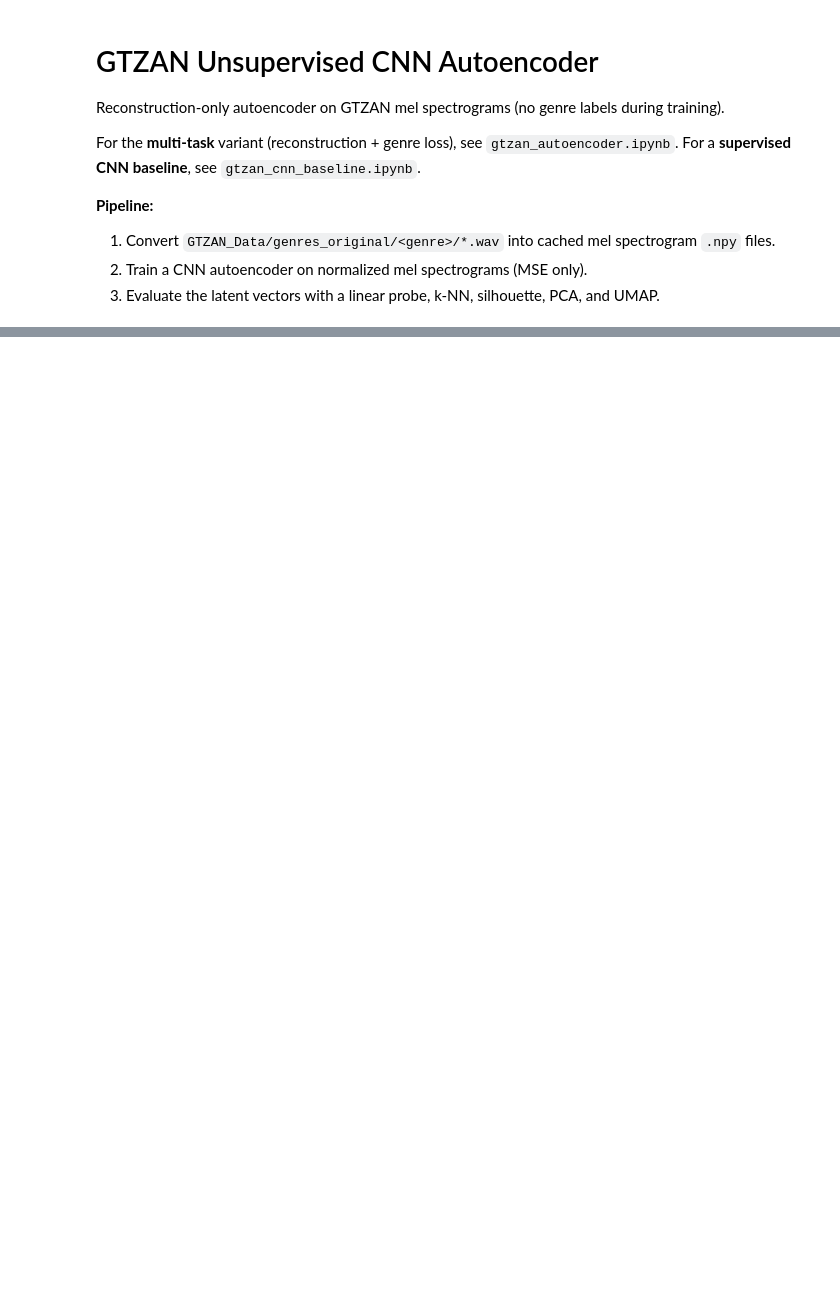
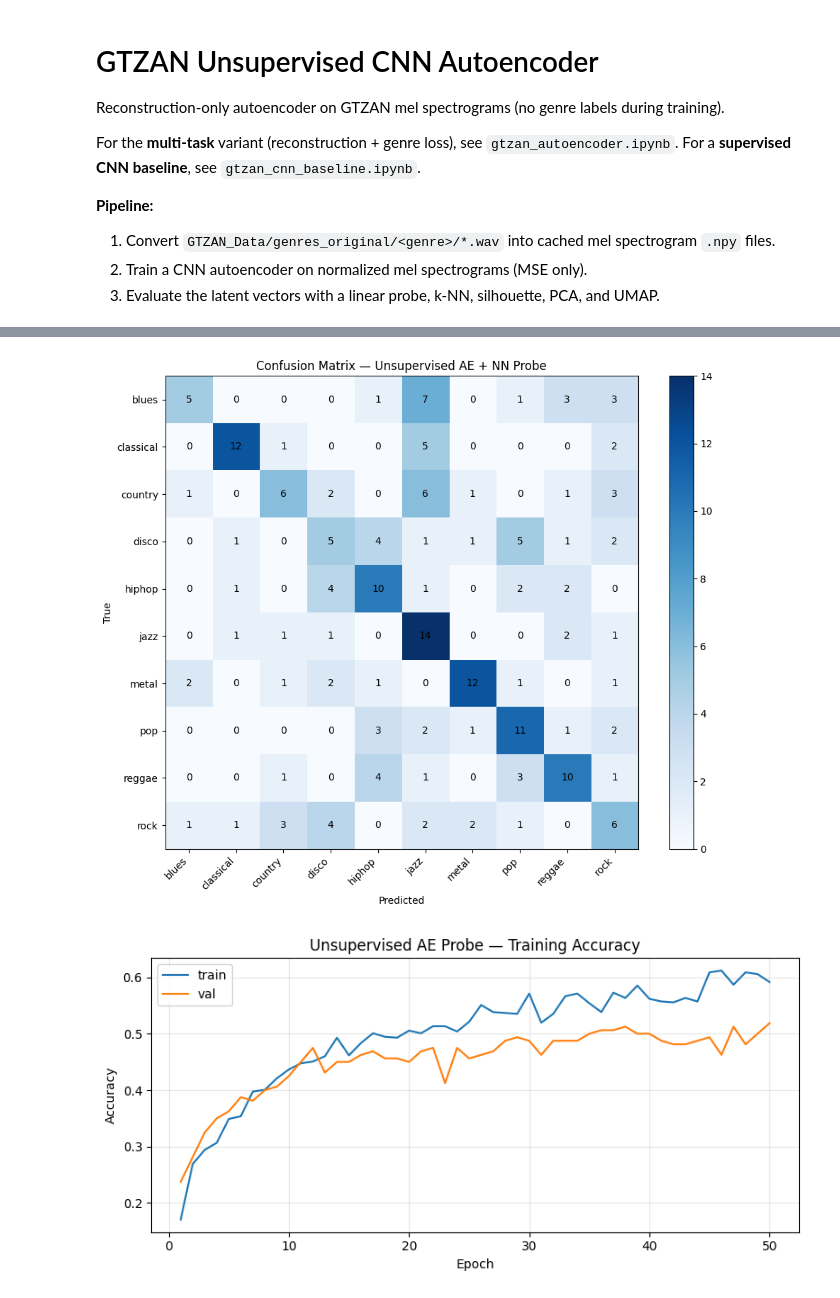
Before and after one commit to ArjunR27/csc-566-final-project, a Jupyter notebook: src/gtzan_unsupervised_autoencoder.ipynb, the cells around one changed output, grey strips where cells are left out. Drawn from its saved outputs; the diff is of its cells as text; code cells hidden in the pictures; blank space fills up the shorter version.

```diff
--- a/src/gtzan_unsupervised_autoencoder.ipynb
+++ b/src/gtzan_unsupervised_autoencoder.ipynb
@@ -142,18 +181,24 @@ genres = sorted(manifest_df['label'].unique())
 genre_to_idx = {genre: i for i, genre in enumerate(genres)}
 idx_to_genre = {i: genre for genre, i in genre_to_idx.items()}
 
-train_val_df, test_df = train_test_split(
-    manifest_df,
+tracks = manifest_df[['filename', 'label']].drop_duplicates()
+
+train_val_tracks, test_tracks = train_test_split(
+    tracks,
     test_size=0.20,
-    stratify=manifest_df['label'],
+    stratify=tracks['label'],
     random_state=RANDOM_STATE,
 )
-train_df, val_df = train_test_split(
-    train_val_df,
+train_tracks, val_tracks = train_test_split(
+    train_val_tracks,
     test_size=0.20,
-    stratify=train_val_df['label'],
+    stratify=train_val_tracks['label'],
     random_state=RANDOM_STATE,
 )
+
+train_df = manifest_df[manifest_df['filename'].isin(train_tracks['filename'])].reset_index(drop=True)
+val_df   = manifest_df[manifest_df['filename'].isin(val_tracks['filename'])].reset_index(drop=True)
+test_df  = manifest_df[manifest_df['filename'].isin(test_tracks['filename'])].reset_index(drop=True)
 
 print(f'Genres: {genres}')
 print(f'Train: {len(train_df)} | Val: {len(val_df)} | Test: {len(test_df)}')
@@ -427,0 +641,49 @@ plot_embedding_2d(umap_points, all_labels, 'UMAP of Unsupervised AE Latents by G
+# %%
+from sklearn.metrics import confusion_matrix
+import matplotlib.pyplot as plt
+
+probe_model.load_state_dict(torch.load(PROBE_MODEL_PATH, map_location=device, weights_only=True))
+probe_model.eval()
+
+all_preds, all_labels_eval = [], []
+with torch.no_grad():
+    for xb, yb in probe_test_loader:
+        logits = probe_model(xb.to(device))
+        all_preds.extend(logits.argmax(1).cpu().numpy())
+        all_labels_eval.extend(yb.numpy())
+
+all_preds       = np.array(all_preds)
+all_labels_eval = np.array(all_labels_eval)
+test_acc = (all_preds == all_labels_eval).mean()
+
+print(f'Test accuracy (unsupervised AE + NN probe): {test_acc:.4f}')
+print(classification_report(all_labels_eval, all_preds, target_names=genres))
+
+cm = confusion_matrix(all_labels_eval, all_preds)
+fig, ax = plt.subplots(figsize=(10, 8))
+im = ax.imshow(cm, cmap='Blues')
+fig.colorbar(im, ax=ax)
+ax.set_xticks(range(len(genres)), genres, rotation=45, ha='right')
+ax.set_yticks(range(len(genres)), genres)
+ax.set_xlabel('Predicted')
+ax.set_ylabel('True')
+ax.set_title('Confusion Matrix — Unsupervised AE + NN Probe')
+for i in range(len(genres)):
+    for j in range(len(genres)):
+        ax.text(j, i, cm[i, j], ha='center', va='center', color='black')
+plt.tight_layout()
+plt.show()
+
+# Training curve
+probe_history_df = pd.DataFrame(probe_history)
+plt.figure(figsize=(8, 4))
+plt.plot(probe_history_df['epoch'], probe_history_df['train_acc'], label='train')
+plt.plot(probe_history_df['epoch'], probe_history_df['val_acc'], label='val')
+plt.xlabel('Epoch')
+plt.ylabel('Accuracy')
+plt.title('Unsupervised AE Probe — Training Accuracy')
+plt.legend()
+plt.grid(alpha=0.3)
+plt.tight_layout()
+plt.show()
+# %% [output]
@@ -427,0 +707,2 @@ plot_embedding_2d(umap_points, all_labels, 'UMAP of Unsupervised AE Latents by G
+[figure, added]
+[figure, added]
```
Also changed, not shown: parts of 12 cells of this notebook, 2 other files.
